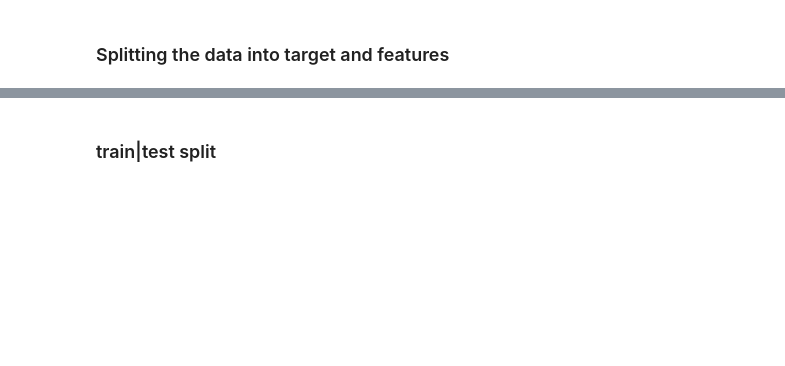
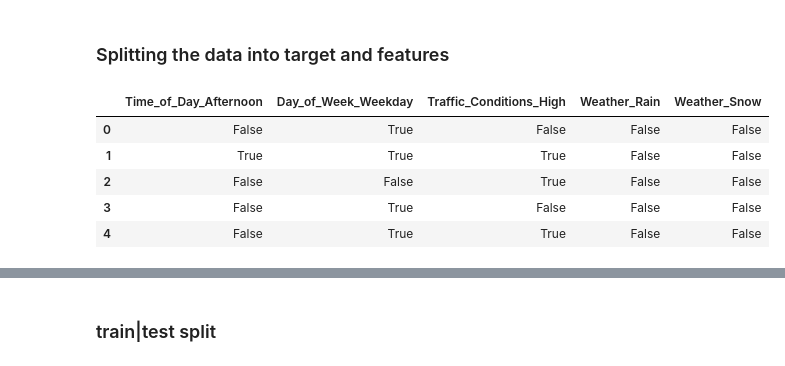
Before and after one commit to StefanLundberg77/taxi-prediction-fullstack-stefan-lundberg-opa24, a Jupyter notebook: explorations/model.ipynb, the cells around one changed output, grey strips where cells are left out. Saved outputs shown, nothing was run; the diff lists cells and outputs as text; code cells hidden in the pictures; blank space fills up the shorter version.

```diff
--- a/explorations/model.ipynb
+++ b/explorations/model.ipynb
@@ -27,3 +25,14 @@ df_numeric, df_categorical, df_target = split_features_target(df)
 # %% [markdown]
 ### Splitting the data into target and features
+# %%
+
+X, df_numeric, df_boolean, df_categorical, y = split_features_target(df)
+df_boolean.head()
+# %% [output]
+|  | Time_of_Day_Afternoon | Day_of_Week_Weekday | Traffic_Conditions_High | Weather_Rain | Weather_Snow |
+| 0 | False | True | False | False | False |
+| 1 | True | True | True | False | False |
+| 2 | False | False | True | False | False |
+| 3 | False | True | False | False | False |
+| 4 | False | True | True | False | False |
 # %%
```
Also changed, not shown: parts of 5 cells of this notebook, 3 other files.
